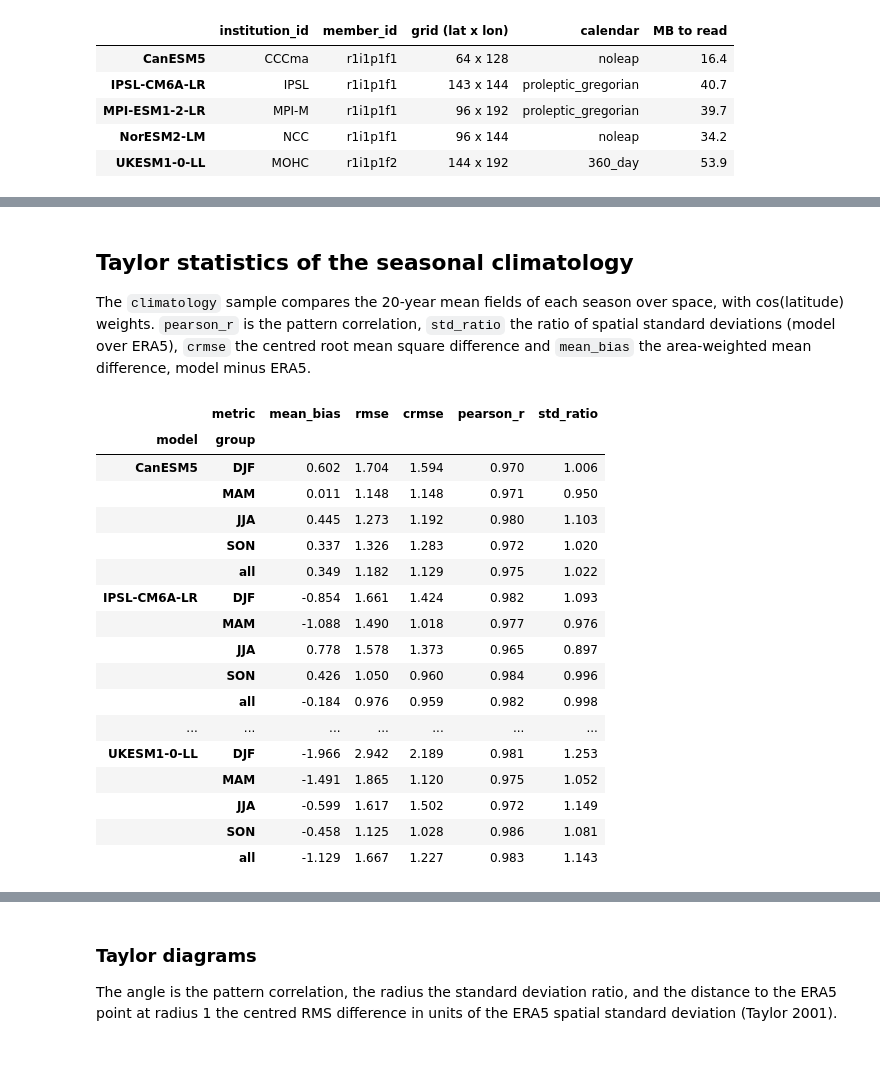
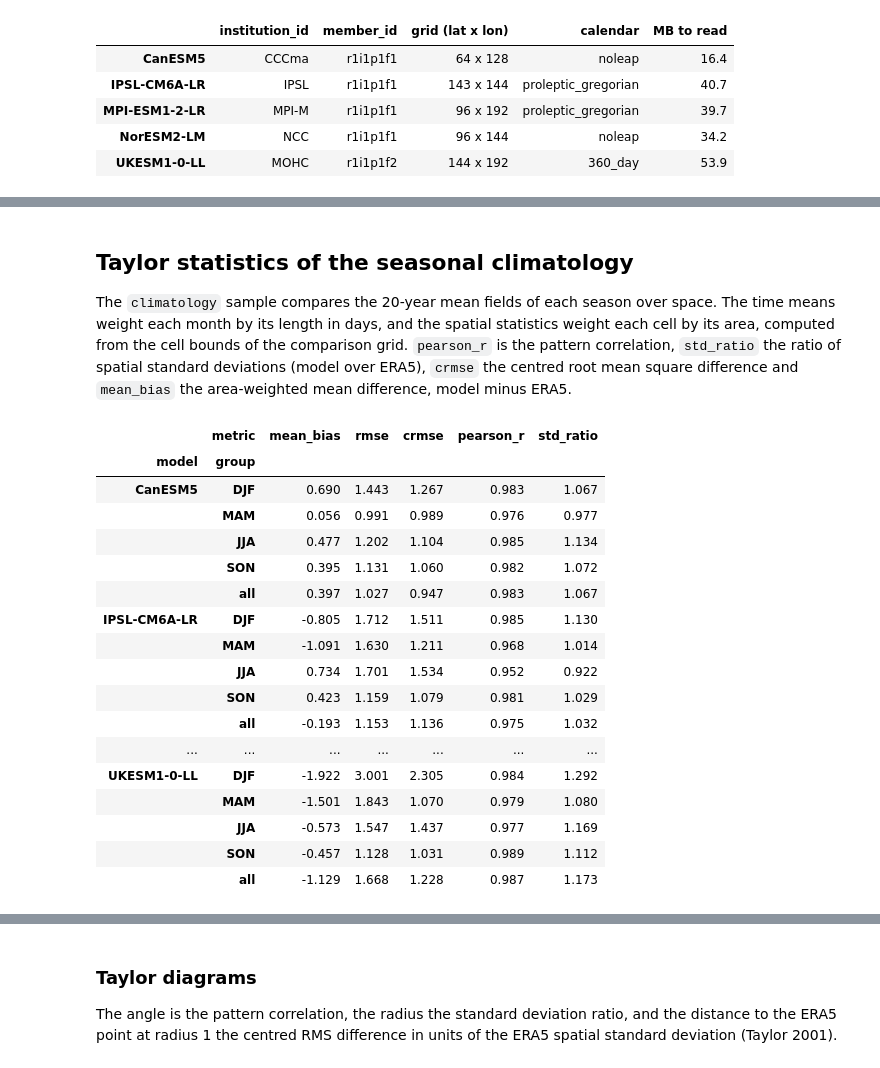
Before and after one commit to northflowlabs/climval, a Jupyter notebook: examples/era5_cmip6_europe.ipynb, the cells around one changed output, grey strips where cells are left out. Saved outputs shown, nothing was run; the diff lists cells and outputs as text; code cells hidden in the pictures.

```diff
--- a/examples/era5_cmip6_europe.ipynb
+++ b/examples/era5_cmip6_europe.ipynb
@@ -290,0 +278,6 @@ result
+# %%
+values = pd.concat(
+    [res.to_dataframe().assign(model=source) for source, res in results.items()],
+    ignore_index=True,
+)
+values.head()
@@ -292,39 +292,40 @@ result
 ## Taylor statistics of the seasonal climatology
 
 The `climatology` sample compares the 20-year mean fields of each season over
-space, with cos(latitude) weights. `pearson_r` is the pattern correlation,
+space. The time means weight each month by its length in days, and the
+spatial statistics weight each cell by its area, computed from the cell
+bounds of the comparison grid. `pearson_r` is the pattern correlation,
 `std_ratio` the ratio of spatial standard deviations (model over ERA5),
 `crmse` the centred root mean square difference and `mean_bias` the
 area-weighted mean difference, model minus ERA5.
 # %%
-values = result.to_dataframe()
 clim = values[values["sample"] == "climatology"].pivot_table(
     index=["model", "group"], columns="metric", values="value"
 )
 seasons = ["DJF", "MAM", "JJA", "SON", "all"]
 taylor = clim[["mean_bias", "rmse", "crmse", "pearson_r", "std_ratio"]].reindex(
-    pd.MultiIndex.from_product([list(aligned), seasons], names=["model", "group"])
+    pd.MultiIndex.from_product([list(results), seasons], names=["model", "group"])
 )
 taylor.round(3)
 # %% [output]
 |  | metric | mean_bias | rmse | crmse | pearson_r | std_ratio |
 | model | group |  |  |  |  |  |
-| CanESM5 | DJF | 0.602 | 1.704 | 1.594 | 0.970 | 1.006 |
-|  | MAM | 0.011 | 1.148 | 1.148 | 0.971 | 0.950 |
-|  | JJA | 0.445 | 1.273 | 1.192 | 0.980 | 1.103 |
-|  | SON | 0.337 | 1.326 | 1.283 | 0.972 | 1.020 |
-|  | all | 0.349 | 1.182 | 1.129 | 0.975 | 1.022 |
-| IPSL-CM6A-LR | DJF | -0.854 | 1.661 | 1.424 | 0.982 | 1.093 |
-|  | MAM | -1.088 | 1.490 | 1.018 | 0.977 | 0.976 |
-|  | JJA | 0.778 | 1.578 | 1.373 | 0.965 | 0.897 |
-|  | SON | 0.426 | 1.050 | 0.960 | 0.984 | 0.996 |
-|  | all | -0.184 | 0.976 | 0.959 | 0.982 | 0.998 |
+| CanESM5 | DJF | 0.690 | 1.443 | 1.267 | 0.983 | 1.067 |
+|  | MAM | 0.056 | 0.991 | 0.989 | 0.976 | 0.977 |
+|  | JJA | 0.477 | 1.202 | 1.104 | 0.985 | 1.134 |
+|  | SON | 0.395 | 1.131 | 1.060 | 0.982 | 1.072 |
+|  | all | 0.397 | 1.027 | 0.947 | 0.983 | 1.067 |
+| IPSL-CM6A-LR | DJF | -0.805 | 1.712 | 1.511 | 0.985 | 1.130 |
+|  | MAM | -1.091 | 1.630 | 1.211 | 0.968 | 1.014 |
+|  | JJA | 0.734 | 1.701 | 1.534 | 0.952 | 0.922 |
+|  | SON | 0.423 | 1.159 | 1.079 | 0.981 | 1.029 |
+|  | all | -0.193 | 1.153 | 1.136 | 0.975 | 1.032 |
 | ... | ... | ... | ... | ... | ... | ... |
-| UKESM1-0-LL | DJF | -1.966 | 2.942 | 2.189 | 0.981 | 1.253 |
-|  | MAM | -1.491 | 1.865 | 1.120 | 0.975 | 1.052 |
-|  | JJA | -0.599 | 1.617 | 1.502 | 0.972 | 1.149 |
-|  | SON | -0.458 | 1.125 | 1.028 | 0.986 | 1.081 |
-|  | all | -1.129 | 1.667 | 1.227 | 0.983 | 1.143 |
+| UKESM1-0-LL | DJF | -1.922 | 3.001 | 2.305 | 0.984 | 1.292 |
+|  | MAM | -1.501 | 1.843 | 1.070 | 0.979 | 1.080 |
+|  | JJA | -0.573 | 1.547 | 1.437 | 0.977 | 1.169 |
+|  | SON | -0.457 | 1.128 | 1.031 | 0.989 | 1.112 |
+|  | all | -1.129 | 1.668 | 1.228 | 0.987 | 1.173 |
 # %%
 annual = taylor.xs("all", level="group")
 print("Annual-mean climatology (group 'all'):")
```
Also changed, not shown: parts of 23 cells of this notebook, 1 other file.
